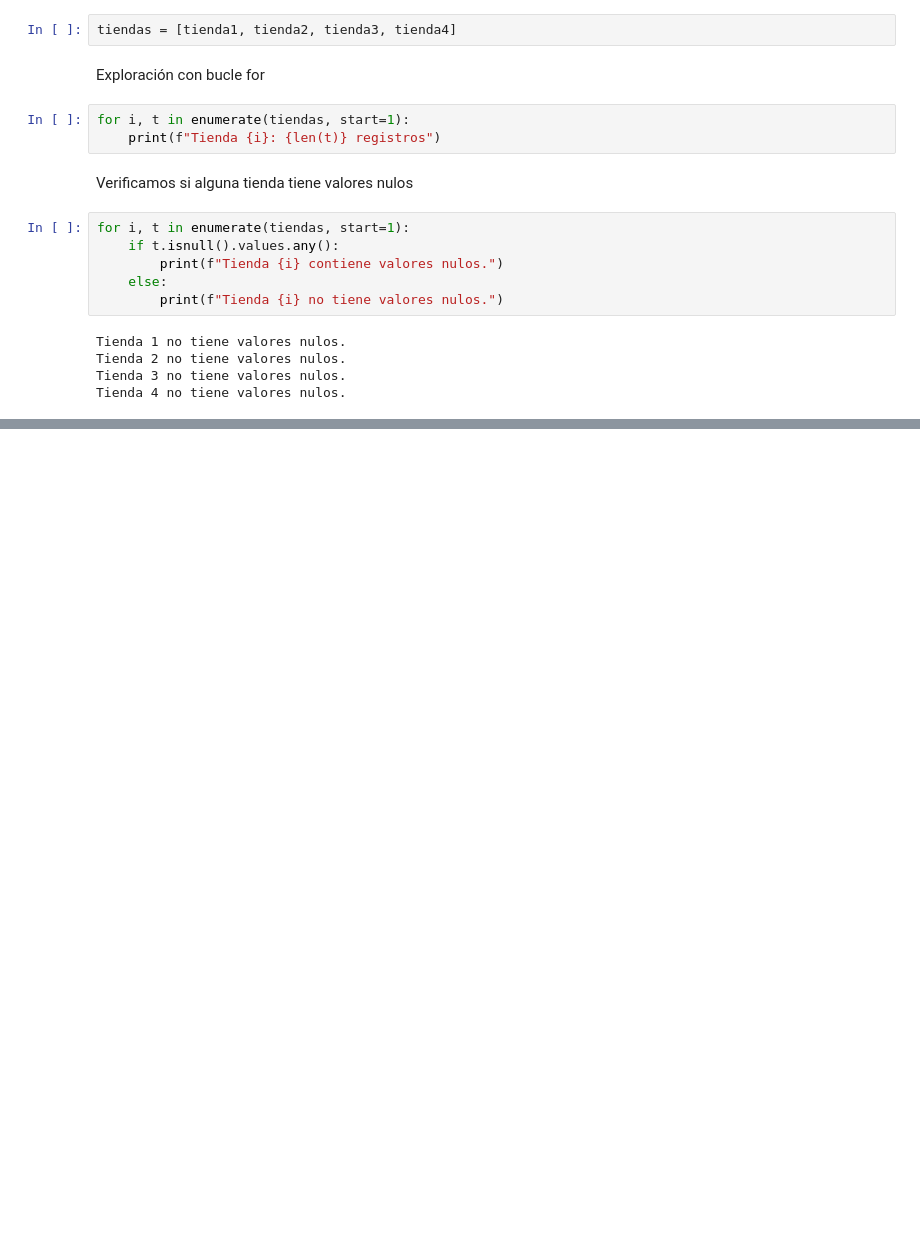
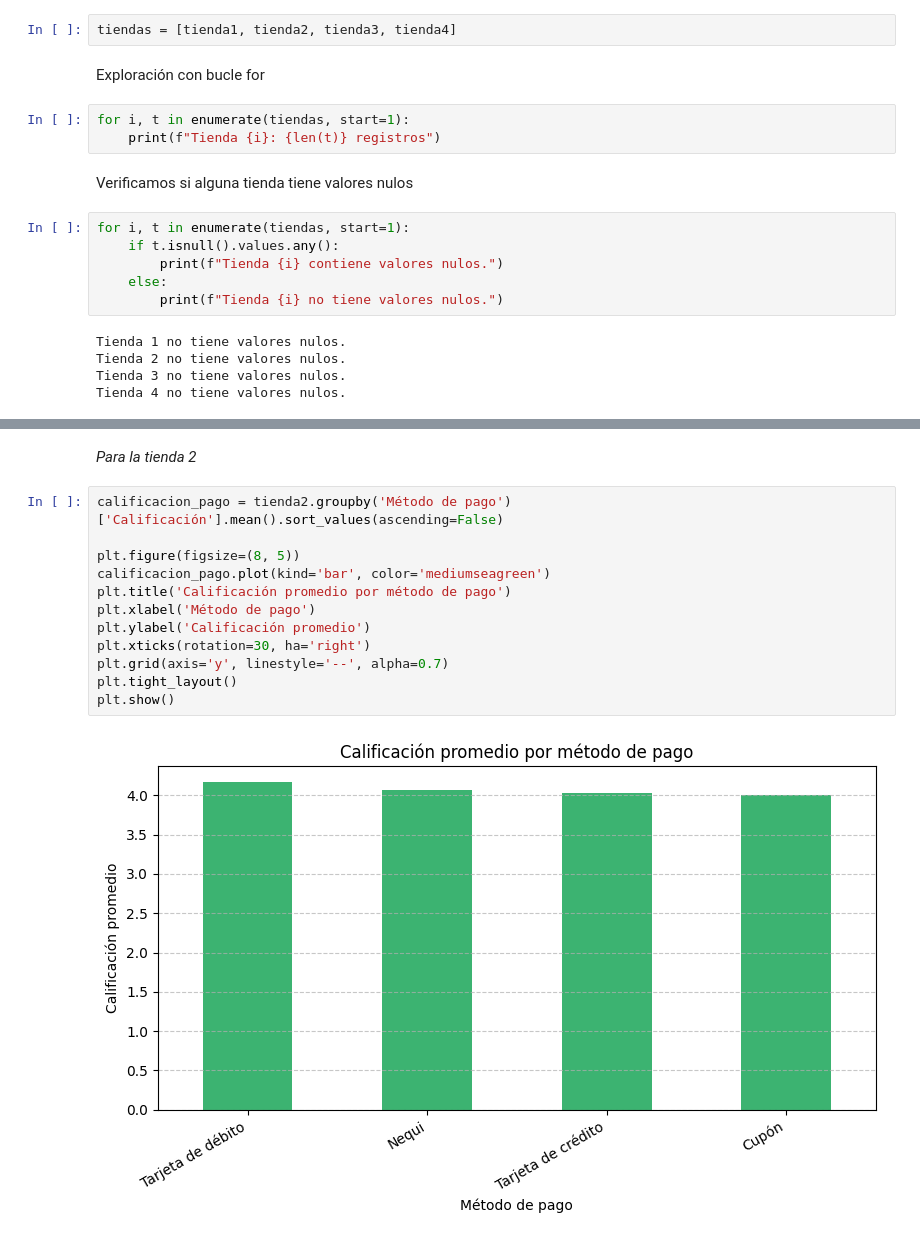
Before and after one commit to IvanPV23/analisis_alura_store, a Jupyter notebook: analisis_alura_store.ipynb, the cells around one changed output, grey strips where cells are left out. Drawn from its saved outputs; the diff is of its cells as text; blank space fills up the shorter version.

```diff
--- a/analisis_alura_store.ipynb
+++ b/analisis_alura_store.ipynb
@@ -49,0 +88,16 @@ Tienda 4 no tiene valores nulos.
+# %% [markdown]
+*Para la tienda 2*
+# %%
+calificacion_pago = tienda2.groupby('Método de pago')['Calificación'].mean().sort_values(ascending=False)
+
+plt.figure(figsize=(8, 5))
+calificacion_pago.plot(kind='bar', color='mediumseagreen')
+plt.title('Calificación promedio por método de pago')
+plt.xlabel('Método de pago')
+plt.ylabel('Calificación promedio')
+plt.xticks(rotation=30, ha='right')
+plt.grid(axis='y', linestyle='--', alpha=0.7)
+plt.tight_layout()
+plt.show()
+# %% [output]
+[figure, added]
```
Also changed, not shown: parts of 5 cells of this notebook, 1 other file.
